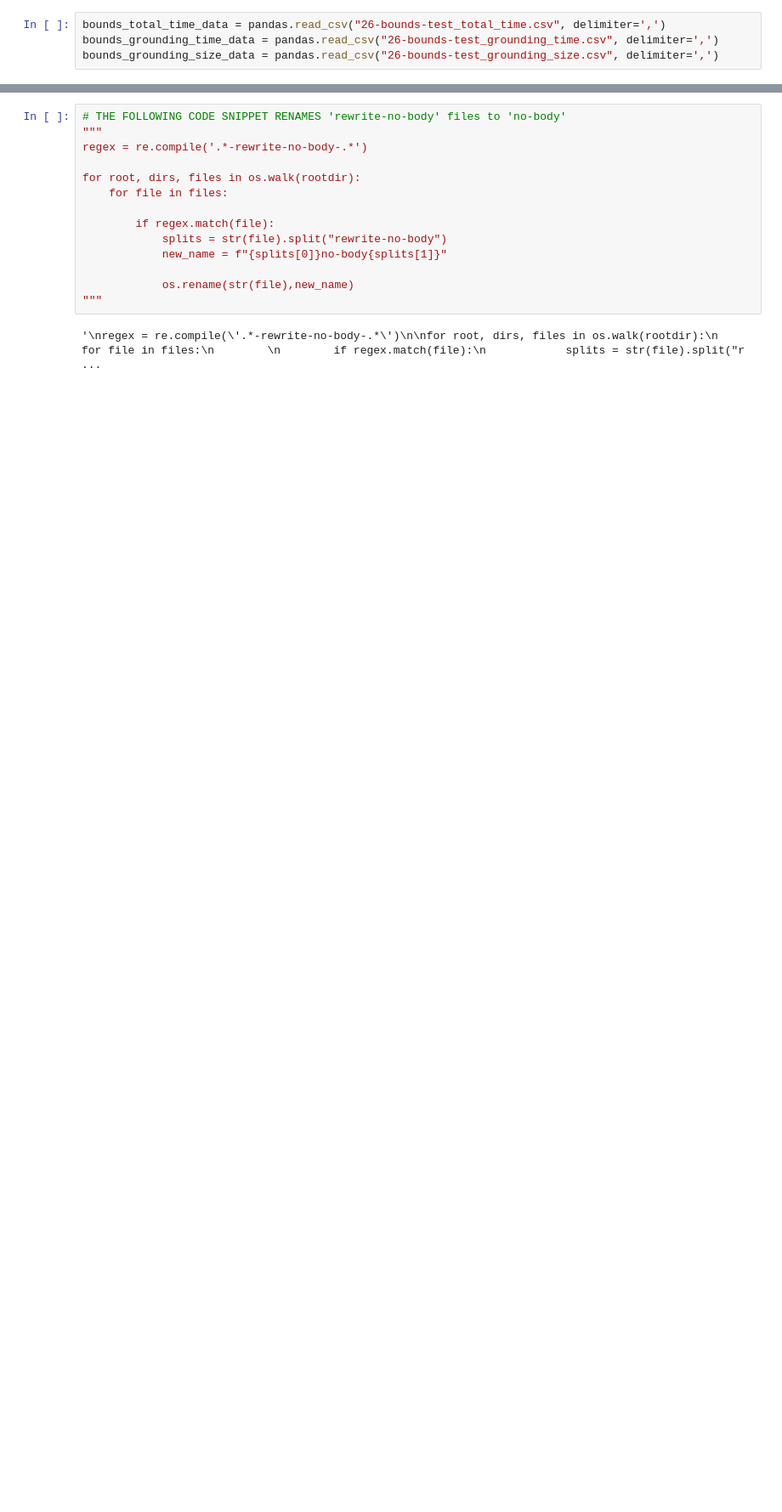
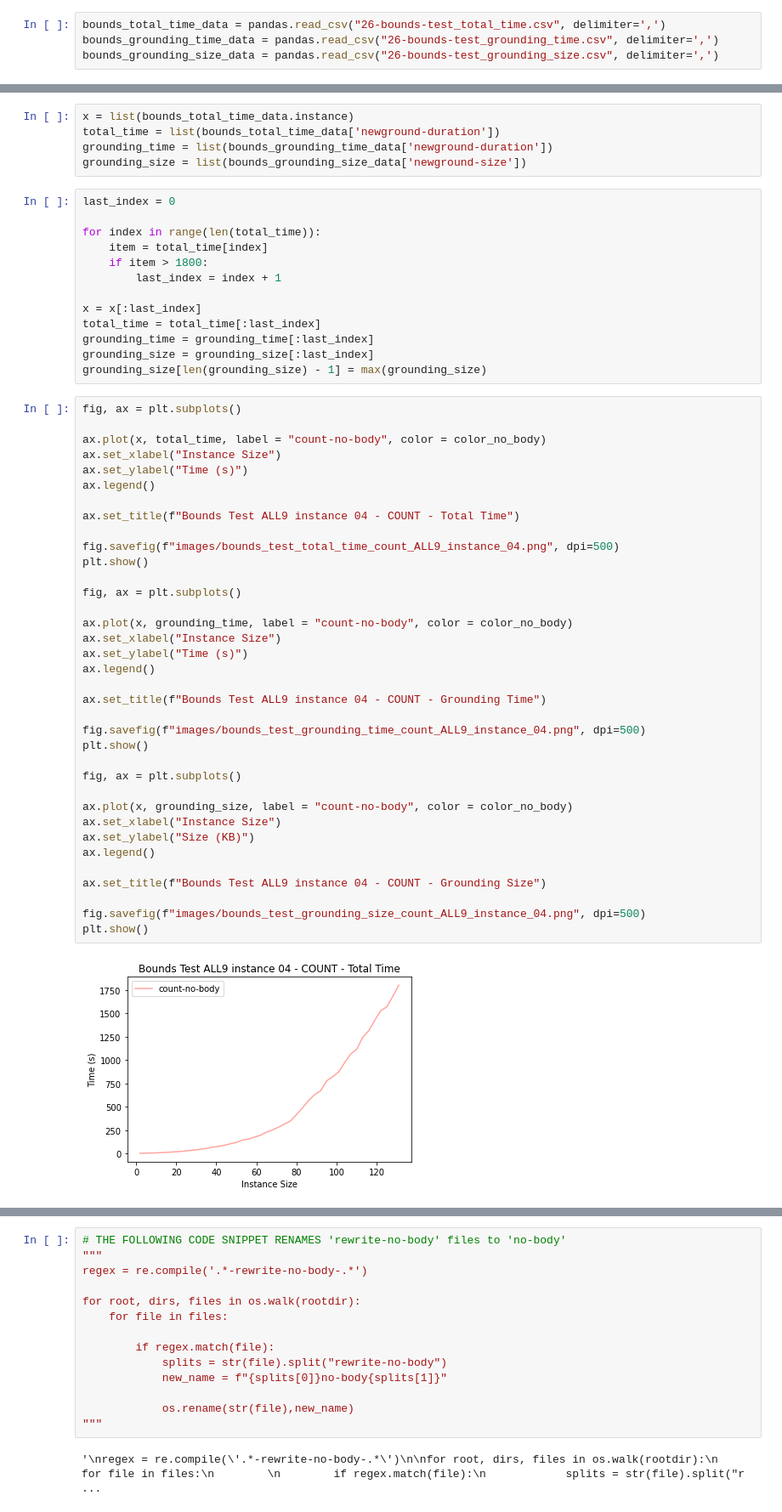
Before and after one commit to viktorbesin/newground, a Jupyter notebook: benchmark_output/benchmark-evaluation.ipynb, the cells around one changed output, grey strips where cells are left out. Shown: that part at 85% size. Drawn from its saved outputs; the diff is of its cells as text; blank space fills up the shorter version.

```diff
--- a/benchmark_output/benchmark-evaluation.ipynb
+++ b/benchmark_output/benchmark-evaluation.ipynb
@@ -313,0 +647,56 @@ bounds_total_time_data
+# %%
+x = list(bounds_total_time_data.instance)
+total_time = list(bounds_total_time_data['newground-duration'])
+grounding_time = list(bounds_grounding_time_data['newground-duration'])
+grounding_size = list(bounds_grounding_size_data['newground-size'])
+# %%
+last_index = 0
+
+for index in range(len(total_time)):
+    item = total_time[index]
+    if item > 1800:
+        last_index = index + 1
+
+x = x[:last_index]
+total_time = total_time[:last_index]
+grounding_time = grounding_time[:last_index]
+grounding_size = grounding_size[:last_index]
+grounding_size[len(grounding_size) - 1] = max(grounding_size)
+# %%
+fig, ax = plt.subplots()
+
+ax.plot(x, total_time, label = "count-no-body", color = color_no_body)
+ax.set_xlabel("Instance Size")
+ax.set_ylabel("Time (s)")
+ax.legend()
+
+ax.set_title(f"Bounds Test ALL9 instance 04 - COUNT - Total Time")
+
+fig.savefig(f"images/bounds_test_total_time_count_ALL9_instance_04.png", dpi=500)
+plt.show()
+
+fig, ax = plt.subplots()
+
+ax.plot(x, grounding_time, label = "count-no-body", color = color_no_body)
+ax.set_xlabel("Instance Size")
+ax.set_ylabel("Time (s)")
+ax.legend()
+
+ax.set_title(f"Bounds Test ALL9 instance 04 - COUNT - Grounding Time")
+
+fig.savefig(f"images/bounds_test_grounding_time_count_ALL9_instance_04.png", dpi=500)
+plt.show()
+
+fig, ax = plt.subplots()
+
+ax.plot(x, grounding_size, label = "count-no-body", color = color_no_body)
+ax.set_xlabel("Instance Size")
+ax.set_ylabel("Size (KB)")
+ax.legend()
+
+ax.set_title(f"Bounds Test ALL9 instance 04 - COUNT - Grounding Size")
+
+fig.savefig(f"images/bounds_test_grounding_size_count_ALL9_instance_04.png", dpi=500)
+plt.show()
+# %% [output]
+[figure, added]
```
Also changed, not shown: parts of 18 cells of this notebook, 54 other files.
